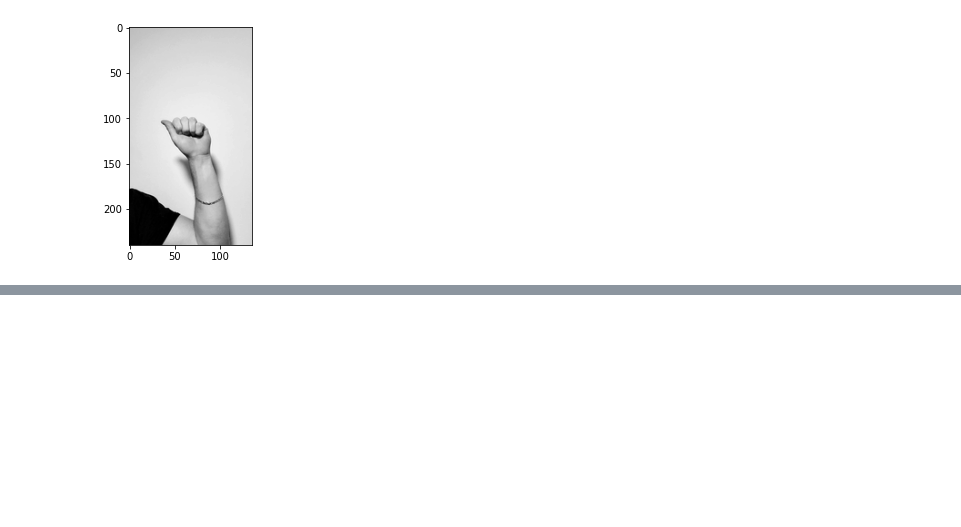
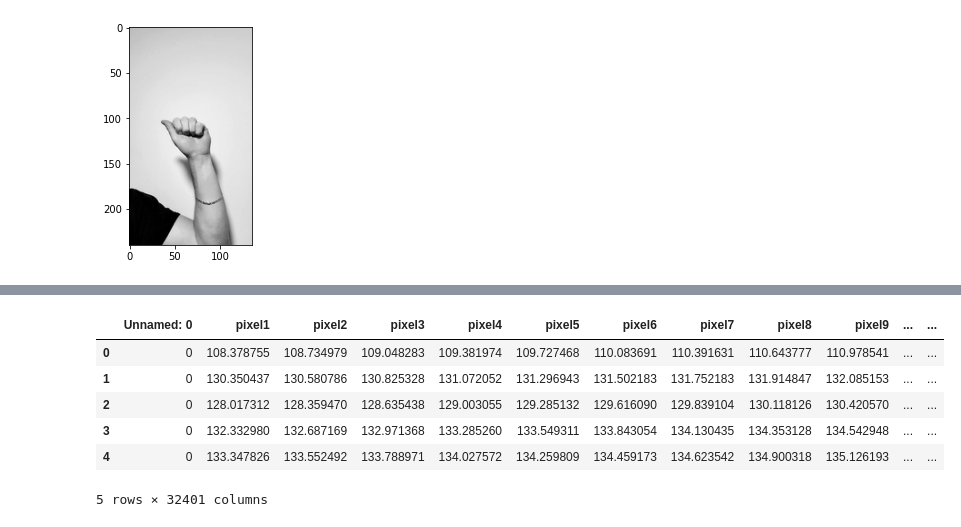
Before and after one commit to zachcarlson/ASLImageRecognition, a Jupyter notebook: ASLImageRecognition.ipynb, the cells around one changed output, grey strips where cells are left out. Saved outputs shown, nothing was run; the diff lists cells and outputs as text; code cells hidden in the pictures; blank space fills up the shorter version.

```diff
--- a/ASLImageRecognition.ipynb
+++ b/ASLImageRecognition.ipynb
@@ -93,0 +176,11 @@ print_mean_image(letter_B)
+# %%
+test = pd.read_csv("C:/Users/Zach/Documents/Github/ASLImageRecognition/letter_means_df.csv")
+test.head()
+# %% [output]
+|  | Unnamed: 0 | pixel1 | pixel2 | pixel3 | pixel4 | pixel5 | pixel6 | pixel7 | pixel8 | pixel9 | ... | ... |
+| 0 | 0 | 108.378755 | 108.734979 | 109.048283 | 109.381974 | 109.727468 | 110.083691 | 110.391631 | 110.643777 | 110.978541 | ... | ... |
+| 1 | 0 | 130.350437 | 130.580786 | 130.825328 | 131.072052 | 131.296943 | 131.502183 | 131.752183 | 131.914847 | 132.085153 | ... | ... |
+| 2 | 0 | 128.017312 | 128.359470 | 128.635438 | 129.003055 | 129.285132 | 129.616090 | 129.839104 | 130.118126 | 130.420570 | ... | ... |
+| 3 | 0 | 132.332980 | 132.687169 | 132.971368 | 133.285260 | 133.549311 | 133.843054 | 134.130435 | 134.353128 | 134.542948 | ... | ... |
+| 4 | 0 | 133.347826 | 133.552492 | 133.788971 | 134.027572 | 134.259809 | 134.459173 | 134.623542 | 134.900318 | 135.126193 | ... | ... |
+5 rows × 32401 columns
```
Also changed, not shown: parts of 30 cells of this notebook.
